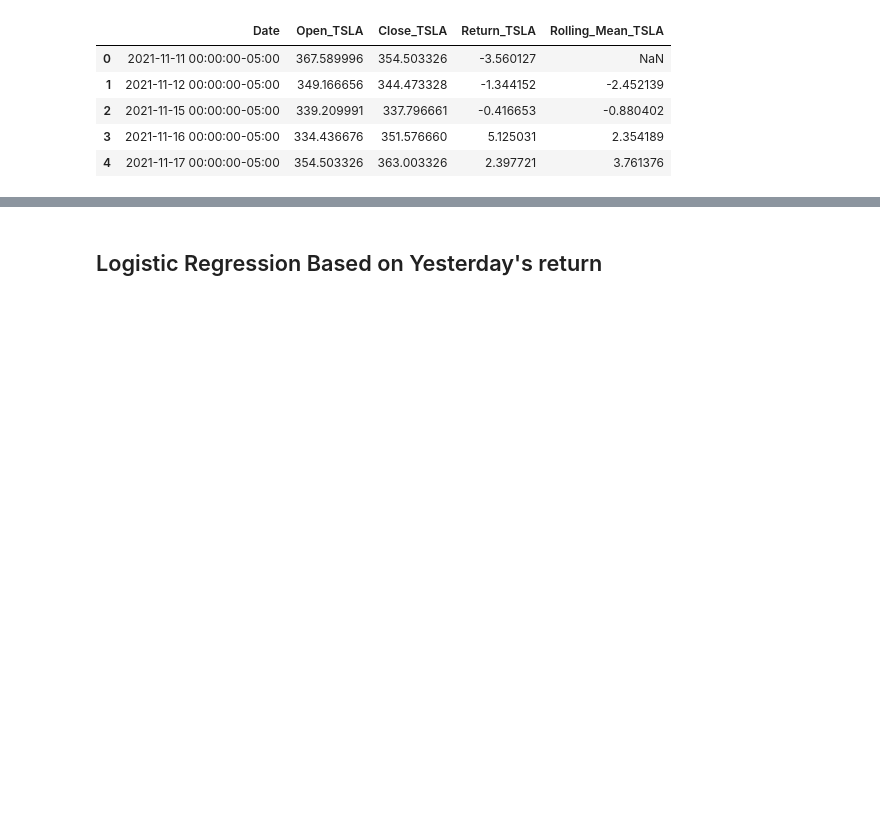
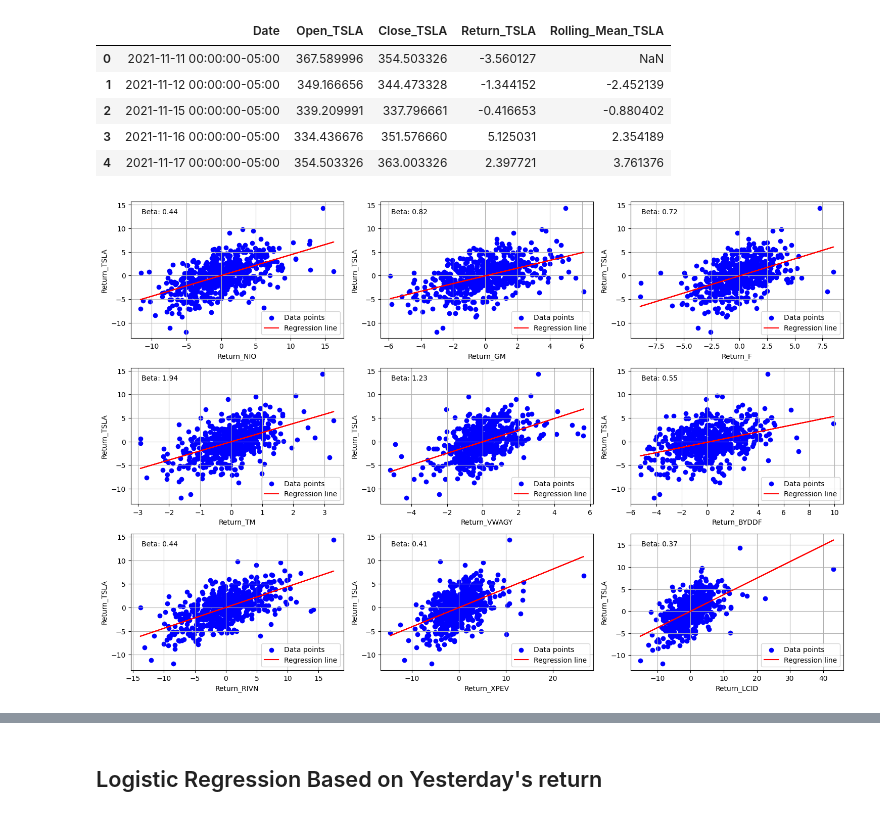
Before and after one commit to RamiATASSI/ML_finance_mini_project_trading, a Jupyter notebook: Sector_stocks_to_Tesla.ipynb, the cells around one changed output, grey strips where cells are left out. Drawn from its saved outputs; the diff is of its cells as text; code cells hidden in the pictures; blank space fills up the shorter version.

```diff
--- a/Sector_stocks_to_Tesla.ipynb
+++ b/Sector_stocks_to_Tesla.ipynb
@@ -80,6 +81,29 @@ tsla.head()
 | 2 | 2021-11-15 00:00:00-05:00 | 339.209991 | 337.796661 | -0.416653 | -0.880402 |
 | 3 | 2021-11-16 00:00:00-05:00 | 334.436676 | 351.576660 | 5.125031 | 2.354189 |
 | 4 | 2021-11-17 00:00:00-05:00 | 354.503326 | 363.003326 | 2.397721 | 3.761376 |
+# %%
+fig, axs = plt.subplots(3, 3, figsize=(15, 10))
+
+for i, stock_name in enumerate(stocks_names[:-1]):
+    row_index = i // 3
+    col_index = i % 3
+
+    slope, intercept, _, _, _ = linregress(stocks[f'Return_{stock_name}'], tsla['Return_TSLA'])
+    regression_line = slope * stocks[f'Return_{stock_name}'] + intercept
+
+    axs[row_index, col_index].scatter(stocks[f'Return_{stock_name}'], tsla['Return_TSLA'], color='blue', label='Data points')
+    axs[row_index, col_index].plot(stocks[f'Return_{stock_name}'], regression_line, color='red', label='Regression line')
+    axs[row_index, col_index].set_xlabel(f'Return_{stock_name}')
+    axs[row_index, col_index].set_ylabel('Return_TSLA')
+    axs[row_index, col_index].grid(True)
+    axs[row_index, col_index].legend(loc='lower right')
+    beta_text = f'Beta: {slope:.2f}'
+    axs[row_index, col_index].text(0.05, 0.95, beta_text, ha='left', va='top', transform=axs[row_index, col_index].transAxes, fontsize=10)
+
+plt.tight_layout()
+plt.show()
+# %% [output]
+[figure, added]
 # %%
 selected_df = stocks[cols].copy()
 selected_df["Return_TSLA"] = tsla["Return_TSLA"].copy()
```
Also changed, not shown: parts of 29 cells of this notebook, 26 other files.
